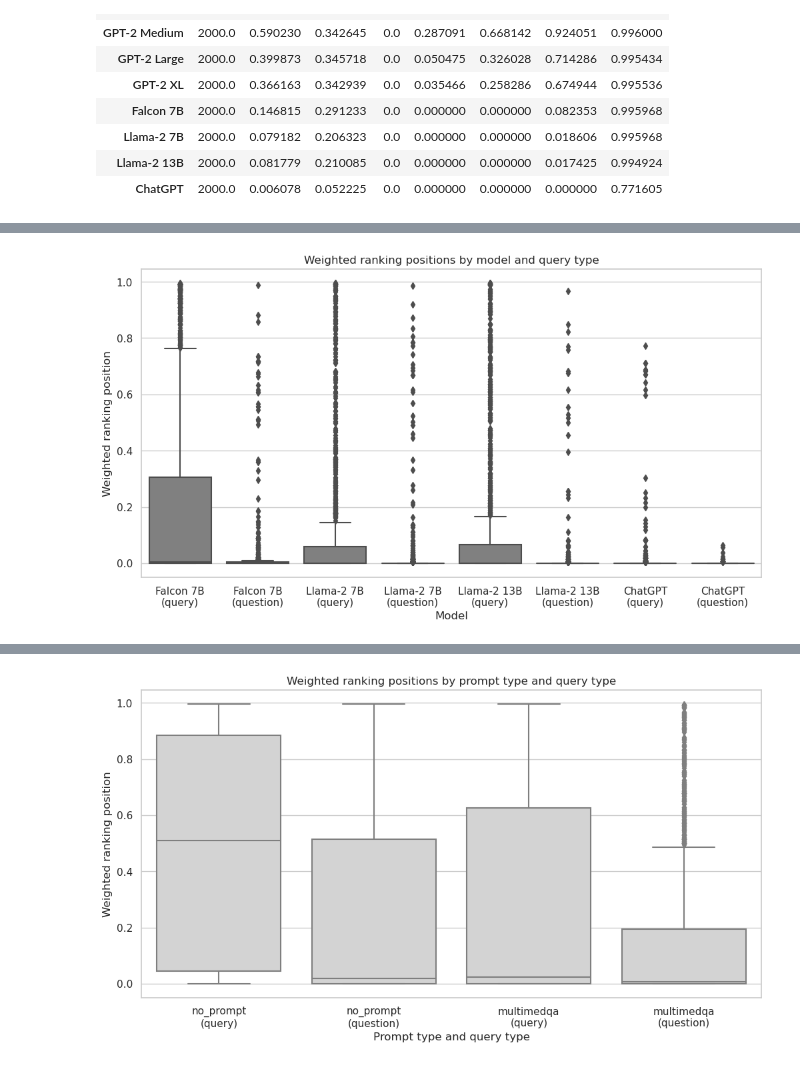
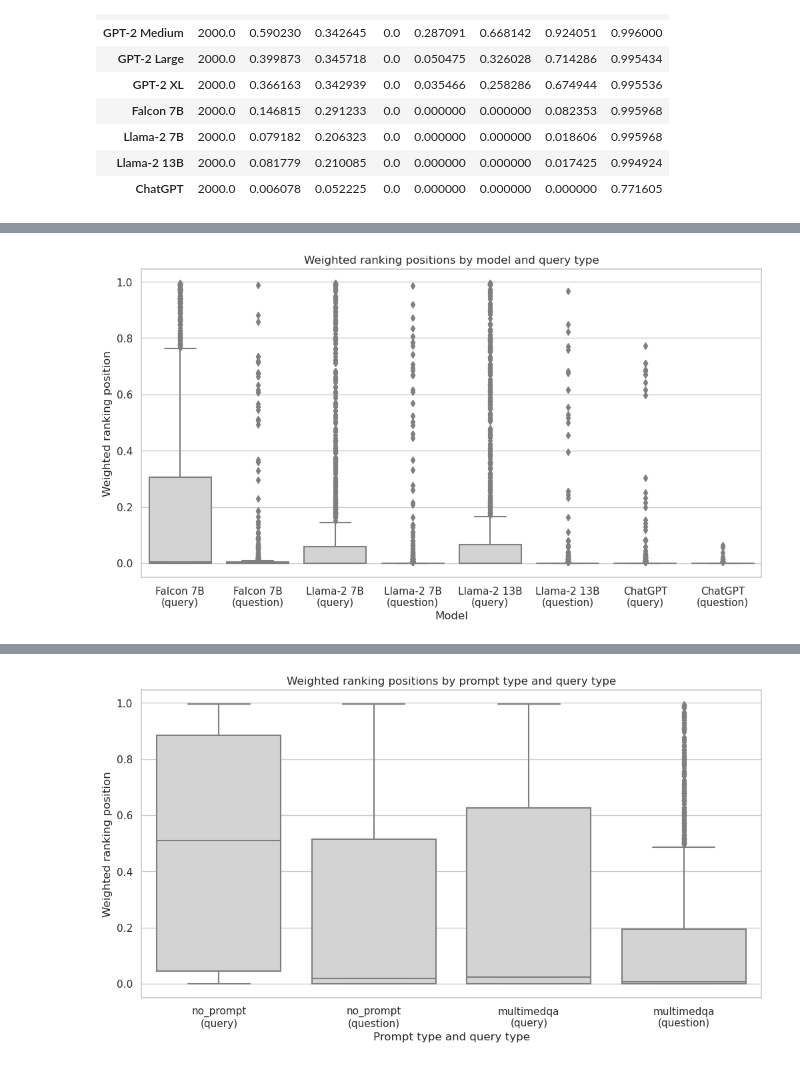
Before and after one commit to JoProbst/ThesisCode, a Jupyter notebook: visualizations/visualize_llm_positions.ipynb, the cells around one changed output, grey strips where cells are left out. Cells and saved outputs as stored; diff of their text form; code cells hidden in the pictures.

```diff
--- a/visualizations/visualize_llm_positions.ipynb
+++ b/visualizations/visualize_llm_positions.ipynb
@@ -203,35 +340,35 @@ order_with_question = [
     "Falcon 7B\n(query)",
     "Falcon 7B\n(question)",
     "Llama-2 7B\n(query)",
     "Llama-2 7B\n(question)",
     "Llama-2 13B\n(query)",
     "Llama-2 13B\n(question)",
     "ChatGPT\n(query)",
     "ChatGPT\n(question)",
 ]
 query_question_df['model'] = pd.Categorical(query_question_df['model'], order_with_question)
 # same color dict as before, adapted to new model names
 color_with_question_dict = {
     "Falcon 7B\n(question)": sns.color_palette("Oranges")[1],
     "Falcon 7B\n(query)": sns.color_palette("Oranges")[4],
     "Llama-2 7B\n(question)": sns.color_palette("Greens")[2],
     "Llama-2 7B\n(query)": sns.color_palette("Greens")[1],
     "Llama-2 13B\n(question)": sns.color_palette("Greens")[5],
     "Llama-2 13B\n(query)": sns.color_palette("Greens")[4],
     "ChatGPT\n(question)": sns.color_palette("Reds")[5],
     "ChatGPT\n(query)": sns.color_palette("Reds")[4],
 }
 # add textures
 fig, ax = plt.subplots(figsize=(12, 6))
-ax = sns.boxplot(x="model", y="weighted_position", data=query_question_df, color="gray")
+ax = sns.boxplot(x="model", y="weighted_position", data=query_question_df, color="lightgray")
 ax.set_title(f'Weighted ranking positions by model and query type')
 ax.set_xlabel('Model')
 ax.set_ylabel('Weighted ranking position')
 
 plt.savefig(f'{plot_path}/weighted_position_boxplot_by_model_and_question.pdf', bbox_inches='tight')
 plt.show()
 # %% [output]
-[figure, old version]
+[figure, new version]
 # %%
 # table with the statistics from the previous boxplot, for all models
 all_model_df.groupby(['model', 'is_natural_question', 'prompt'])['weighted_position'].describe()
```
Also changed, not shown: parts of 12 cells of this notebook, 10 other files.
